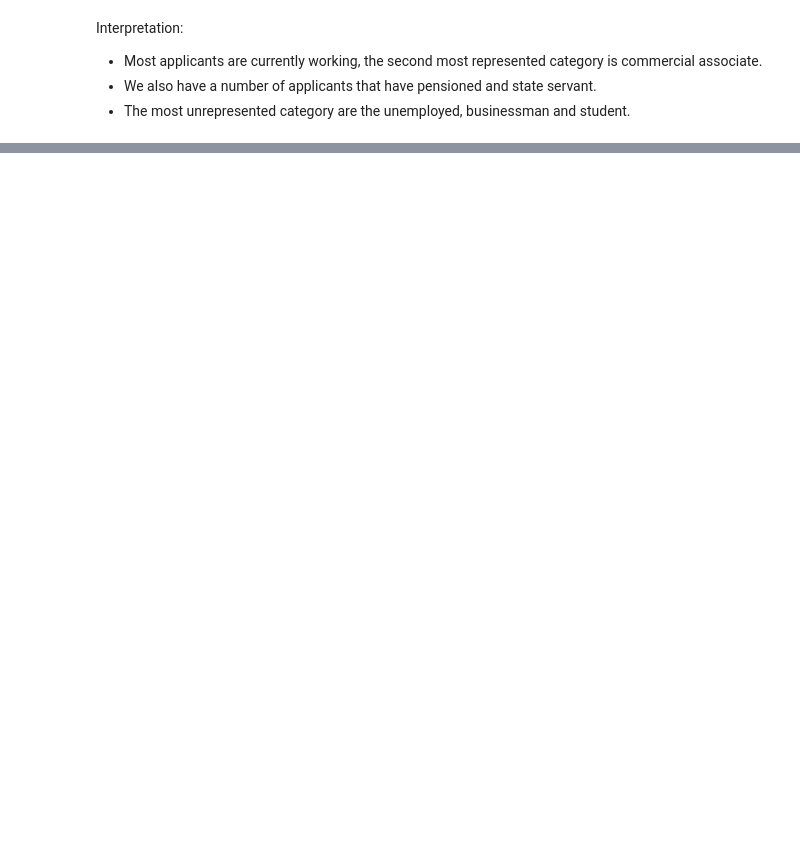
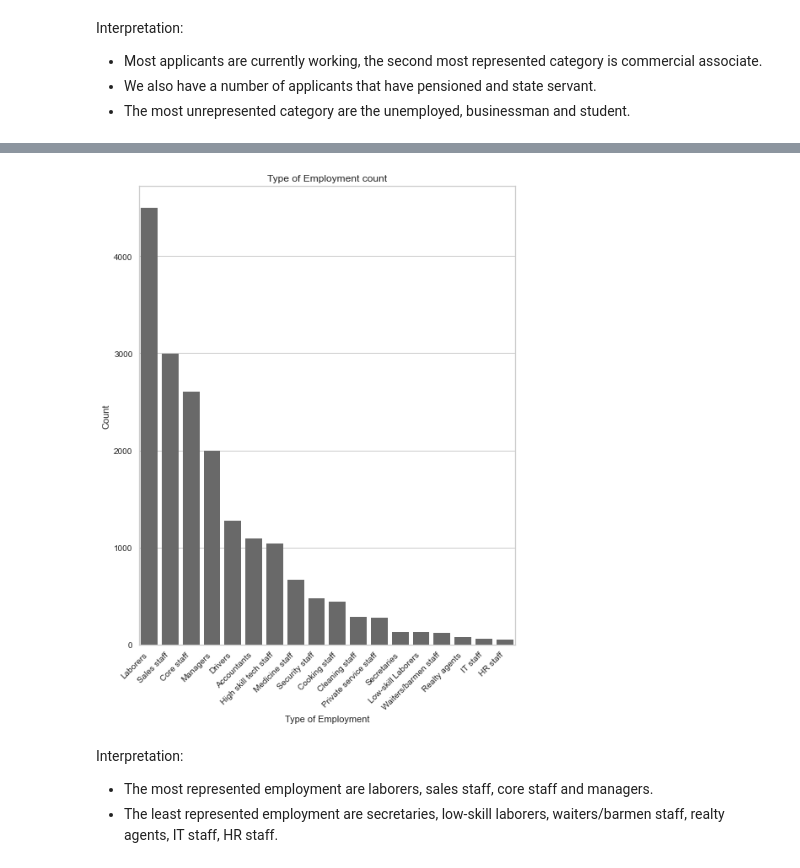
Before and after one commit to semasuka/Loan-amount-prediction-regression, a Jupyter notebook: Loan_amount_prediction.ipynb, the cells around one changed output, grey strips where cells are left out. Cells and saved outputs as stored; diff of their text form; code cells hidden in the pictures; blank space fills up the shorter version.

```diff
--- a/Loan_amount_prediction.ipynb
+++ b/Loan_amount_prediction.ipynb
@@ -403,0 +436,8 @@ Interpretation:
+# %%
+create_bar_plot(loan_amt_train_copy,'Type of Employment')
+# %% [output]
+[figure, added]
+# %% [markdown]
+Interpretation:
+- The most represented employment are laborers, sales staff, core staff and managers.
+- The least represented employment are secretaries, low-skill laborers, waiters/barmen staff, realty agents, IT staff, HR staff.
```
Also changed, not shown: parts of 6 cells of this notebook.
